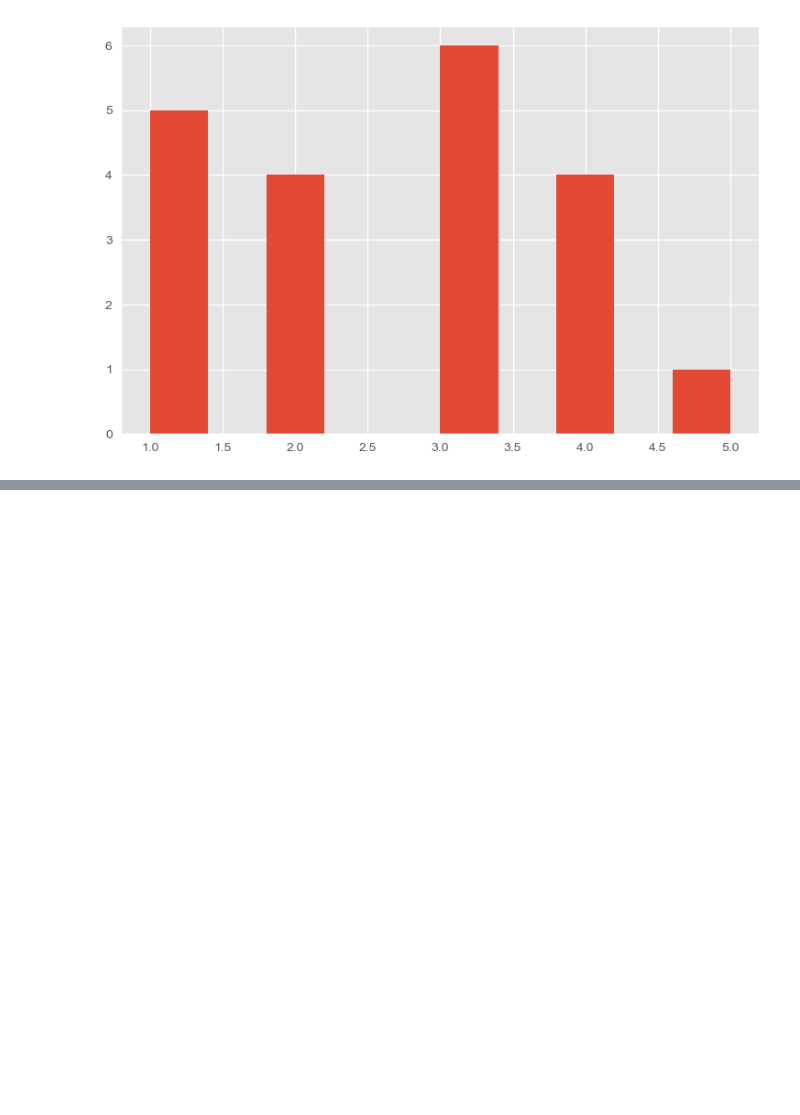
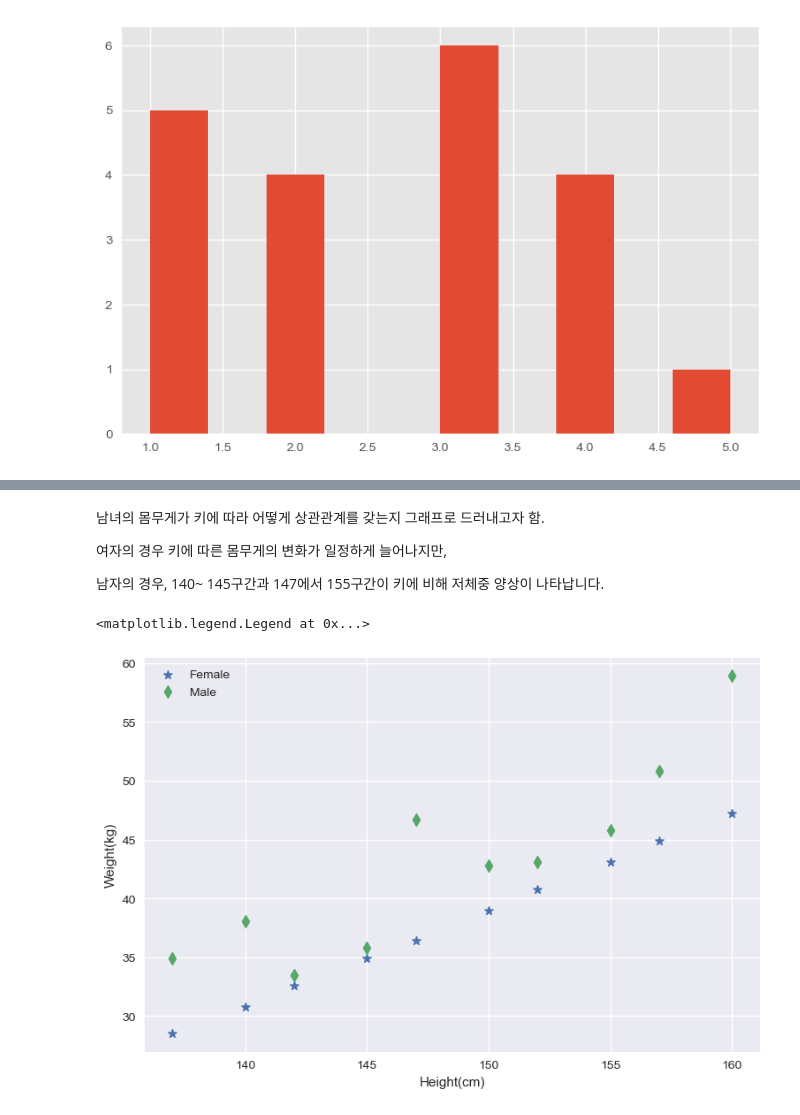
Before and after one commit to SungDaeH/python, a Jupyter notebook: 11강.ipynb, the cells around one changed output, grey strips where cells are left out. Drawn from its saved outputs; the diff is of its cells as text; code cells hidden in the pictures; blank space fills up the shorter version.

```diff
--- a/11강.ipynb
+++ b/11강.ipynb
@@ -155,0 +233,18 @@ plt.hist(np.random.randn(100))
+# %% [markdown]
+남녀의 몸무게가 키에 따라 어떻게 상관관계를 갖는지 그래프로 드러내고자 함.
+
+
+여자의 경우 키에 따른 몸무게의 변화가 일정하게 늘어나지만,
+
+
+남자의 경우, 140~ 145구간과 147에서 155구간이 키에 비해 저체중 양상이 나타납니다.
+# %%
+plt.scatter(heights,f_weights,marker="*",lw=1,label="Female")
+plt.scatter(heights,m_weights,marker="d",lw=1,label="Male")
+plt.xlabel("Height(cm)")
+plt.ylabel("Weight(kg)")
+plt.style.use ('seaborn')
+plt.legend()
+# %% [output]
+<matplotlib.legend.Legend at 0x...>
+[figure, added]
```
Also changed, not shown: parts of 19 cells of this notebook.
